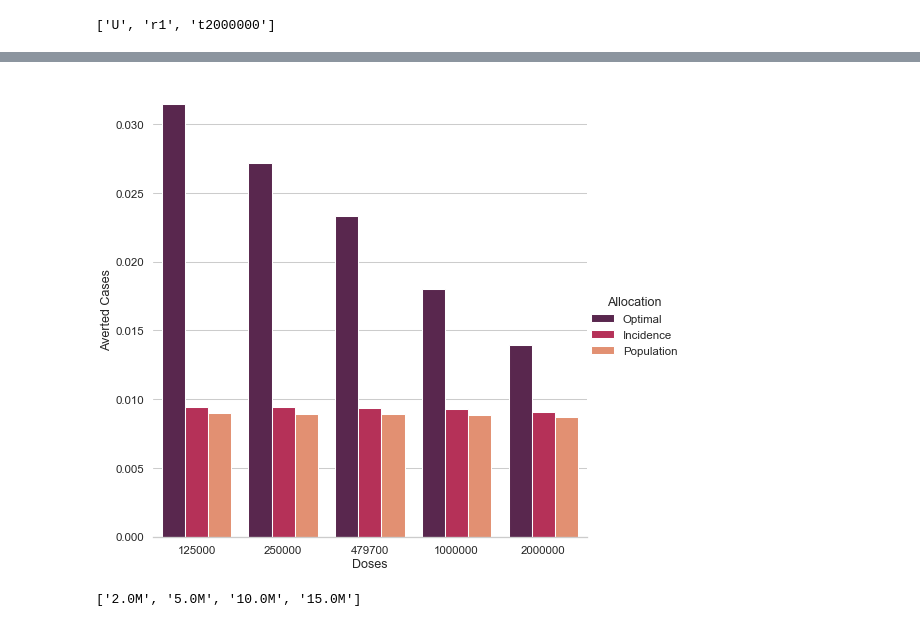
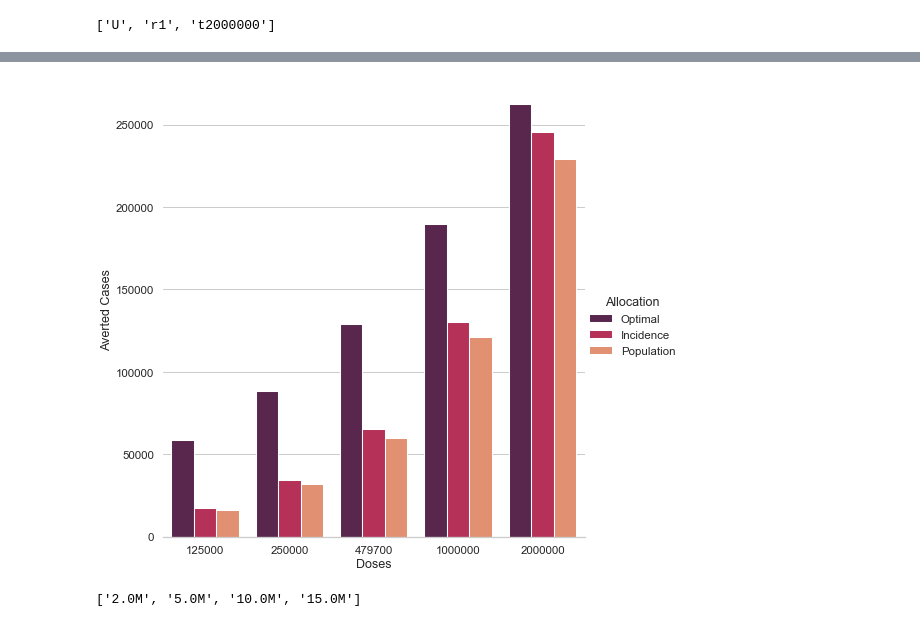
Before and after one commit to jcblemai/COVID-19_italy-vaccination-oc, a Jupyter notebook: analysis_scn.ipynb, the cells around one changed output, grey strips where cells are left out. Cells and saved outputs as stored; diff of their text form; code cells hidden in the pictures.

```diff
--- a/analysis_scn.ipynb
+++ b/analysis_scn.ipynb
@@ -19,21 +19,22 @@ import pickle
 
 nx = 9
 states_names = ['S', 'E', 'P', 'I', 'A', 'Q', 'H', 'R', 'V']
-outdir = 'model_output/'
 when = 'future'
-file_prefix = f'microechopc'
-outdir = '2021-01-14_nanoechopc/'
+file_prefix = f'week'
+#file_prefix = f'2021-01-14_nanoechopc'
+#outdir = '2021-01-14_nanoechopc'
 
+myopt = None
 
-n_int_steps = 5
+n_int_steps = 6
 nnodes = 107  # nodes
-ndays = 15
+ndays = 30
 
 setup = ItalySetup(nnodes, ndays, when)
 M = setup.nnodes
 N = len(setup.model_days) - 1
 
-with open(f'model_output/parameters_{nnodes}_{when}.pkl', 'rb') as inp:
+with open(f'italy-data/parameters_{nnodes}_{when}.pkl', 'rb') as inp:
     p = pickle.load(inp)
 # %% [output]
 Loaded Italy Setup with 107 nodes.
@@ -52,7 +53,7 @@ print(len(scenarios))
 5
 # %%
 no_vacc = {}
-no_vacc['L'] = pd.read_csv(f'2021-01-14_nanoechopc/-L-r1-t1000000-int-107_15-nc.csv', index_col= 'date', parse_dates=True)
-no_vacc['U'] = pd.read_csv(f'2021-01-14_nanoechopc/-U-r1-t1000000-int-107_15-nc.csv', index_col= 'date', parse_dates=True)
+no_vacc['L'] = pd.read_csv(f'2021-01-17-107_30/week-L-r1-t2000000-int-107_30-nc.csv', index_col= 'date', parse_dates=True)
+no_vacc['U'] = pd.read_csv(f'2021-01-17-107_30/week-U-r1-t2000000-int-107_30-nc.csv', index_col= 'date', parse_dates=True)
 # %%
 max_vacc_rate, vacc_total, control_initial = build_scenario(setup, scenarios['U-r1-t125000'])
@@ -249,27 +240,27 @@ scn_results[scn_results['scenario-rate']=='r15']
 # %%
 #fig, ax = plt.subplots(figsize=(10,10))
 sns.set(rc={'figure.figsize':(10,5), 'figure.dpi':50})
 sns.set_theme(style="whitegrid")
 sns.set_context("talk")
 
 g = sns.catplot(
     data=scn_results,#[(scn_results['scenario-rate']=='r2') & (scn_results['scenario-beta']=='U')],
     kind="bar",
     x="newdoseperweek",
-    y="avertedpervacc",
-    #y="averted",
+    #y="avertedpervacc",
+    y="averted",
     hue="method",
     palette="rocket",
     #alpha=.9,
     height=10,
 )
 g.despine(left=True)
 #g.fig.suptitle(f'Simulation on {setup.ndays} days, rate of 7.5M per month')
 g.set_axis_labels("Doses", "Averted Cases")
 g.legend.set_title("Allocation")
 #g.set_xticklabels([str(i/1e6)+'M' for i in np.sort(scn_results['total_vacc'].unique())])
 # %% [output]
-[figure, old version]
+[figure, new version]
 # %%
 [f"{str(i/1e6)}M" for i in np.sort(scn_results['total_vacc'].unique())]
 # %% [output]
```
Also changed, not shown: parts of 7 cells of this notebook, 3 other files.
